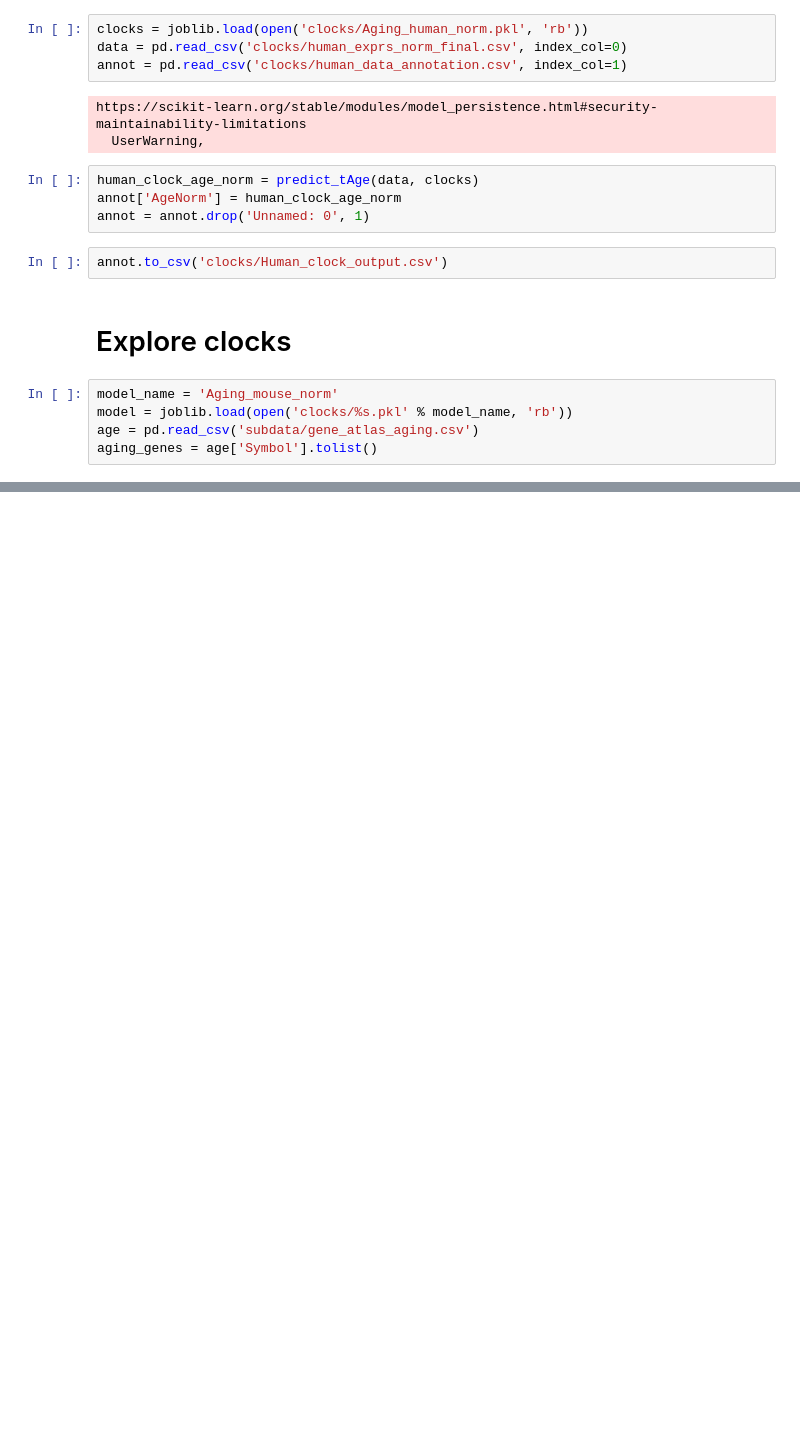
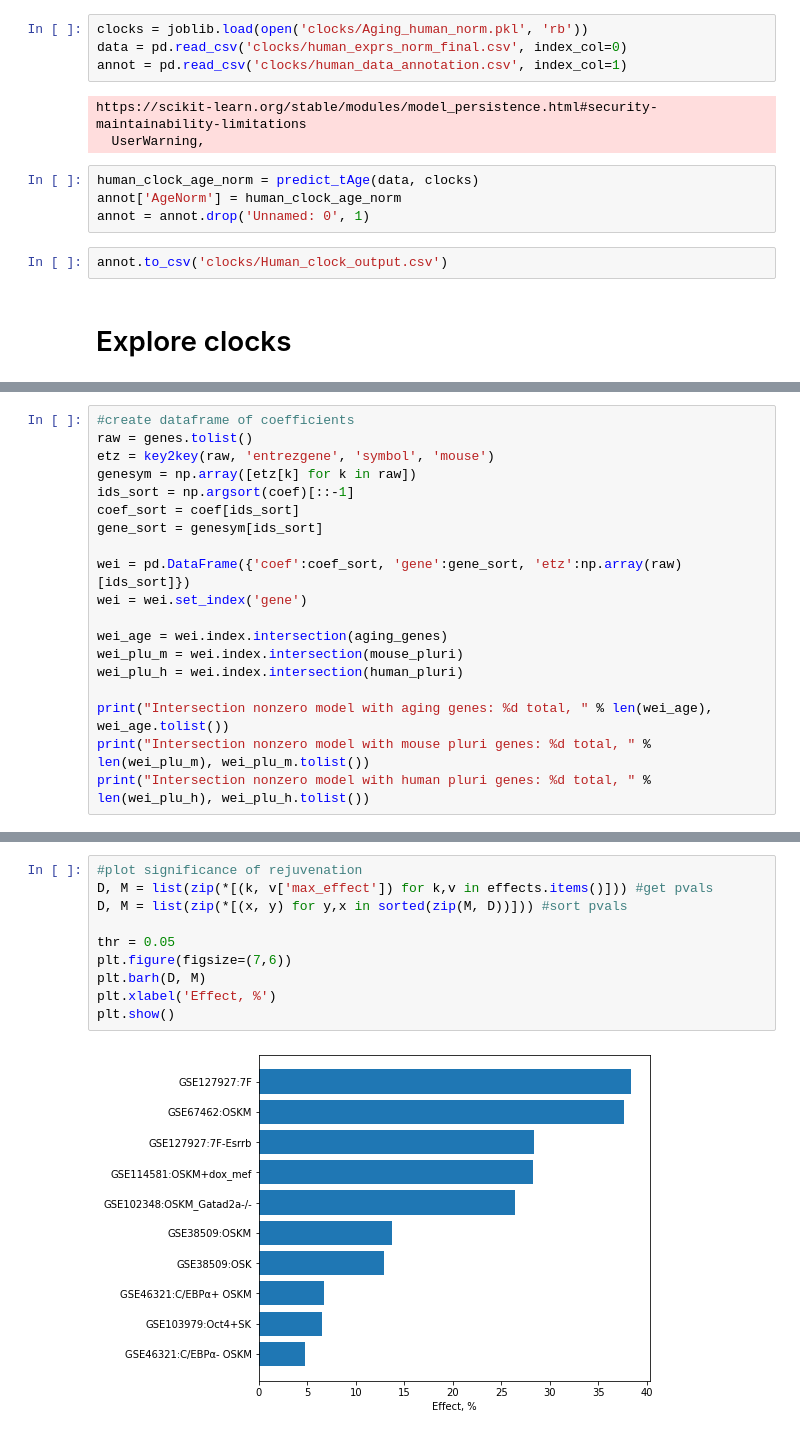
Before and after one commit to shappiron/Reprogramming_meta, a Jupyter notebook: clocks.ipynb, the cells around one changed output, grey strips where cells are left out. Saved outputs shown, nothing was run; the diff lists cells and outputs as text; blank space fills up the shorter version.

Commit message:
clocks1

```diff
--- a/clocks.ipynb
+++ b/clocks.ipynb
@@ -49,8 +74,3 @@ annot = annot.drop('Unnamed: 0', 1)
 annot.to_csv('clocks/Human_clock_output.csv')
 # %% [markdown]
 # Explore clocks
-# %%
-model_name = 'Aging_mouse_norm'
-model = joblib.load(open('clocks/%s.pkl' % model_name, 'rb'))
-age = pd.read_csv('subdata/gene_atlas_aging.csv')
-aging_genes = age['Symbol'].tolist()
@@ -164,0 +125,19 @@ set(tmpdict['Aging_mouse_norm']).intersection(set(tmpdict['Aging_mouse_scaled'])
+# %%
+#create dataframe of coefficients
+raw = genes.tolist()
+etz = key2key(raw, 'entrezgene', 'symbol', 'mouse')
+genesym = np.array([etz[k] for k in raw])
+ids_sort = np.argsort(coef)[::-1]
+coef_sort = coef[ids_sort]
+gene_sort = genesym[ids_sort]
+
+wei = pd.DataFrame({'coef':coef_sort, 'gene':gene_sort, 'etz':np.array(raw)[ids_sort]})
+wei = wei.set_index('gene')
+
+wei_age = wei.index.intersection(aging_genes)
+wei_plu_m = wei.index.intersection(mouse_pluri)
+wei_plu_h = wei.index.intersection(human_pluri)
+
+print("Intersection nonzero model with aging genes: %d total, " % len(wei_age), wei_age.tolist())
+print("Intersection nonzero model with mouse pluri genes: %d total, " % len(wei_plu_m), wei_plu_m.tolist())
+print("Intersection nonzero model with human pluri genes: %d total, " % len(wei_plu_h), wei_plu_h.tolist())
@@ -164,0 +187,12 @@ set(tmpdict['Aging_mouse_norm']).intersection(set(tmpdict['Aging_mouse_scaled'])
+# %%
+#plot significance of rejuvenation
+D, M = list(zip(*[(k, v['max_effect']) for k,v in effects.items()])) #get pvals
+D, M = list(zip(*[(x, y) for y,x in sorted(zip(M, D))])) #sort pvals
+
+thr = 0.05
+plt.figure(figsize=(7,6))
+plt.barh(D, M)
+plt.xlabel('Effect, %')
+plt.show()
+# %% [output]
+[figure, added]
```
Also changed, not shown: parts of 33 cells of this notebook, 3 other files.
